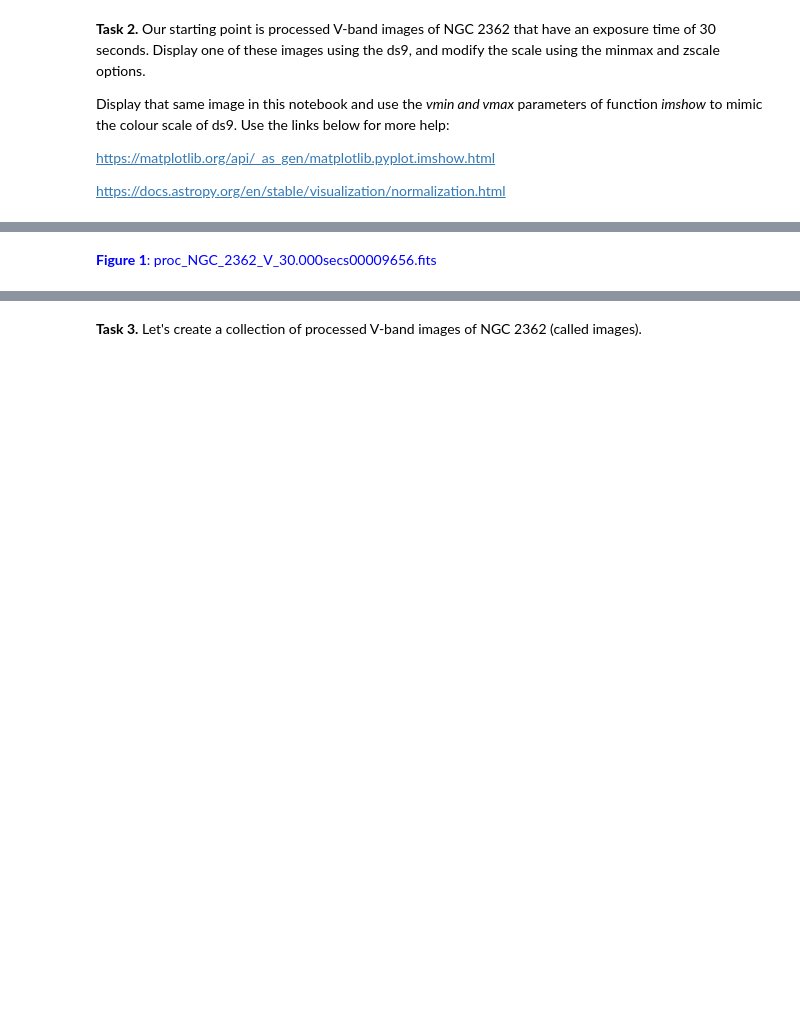
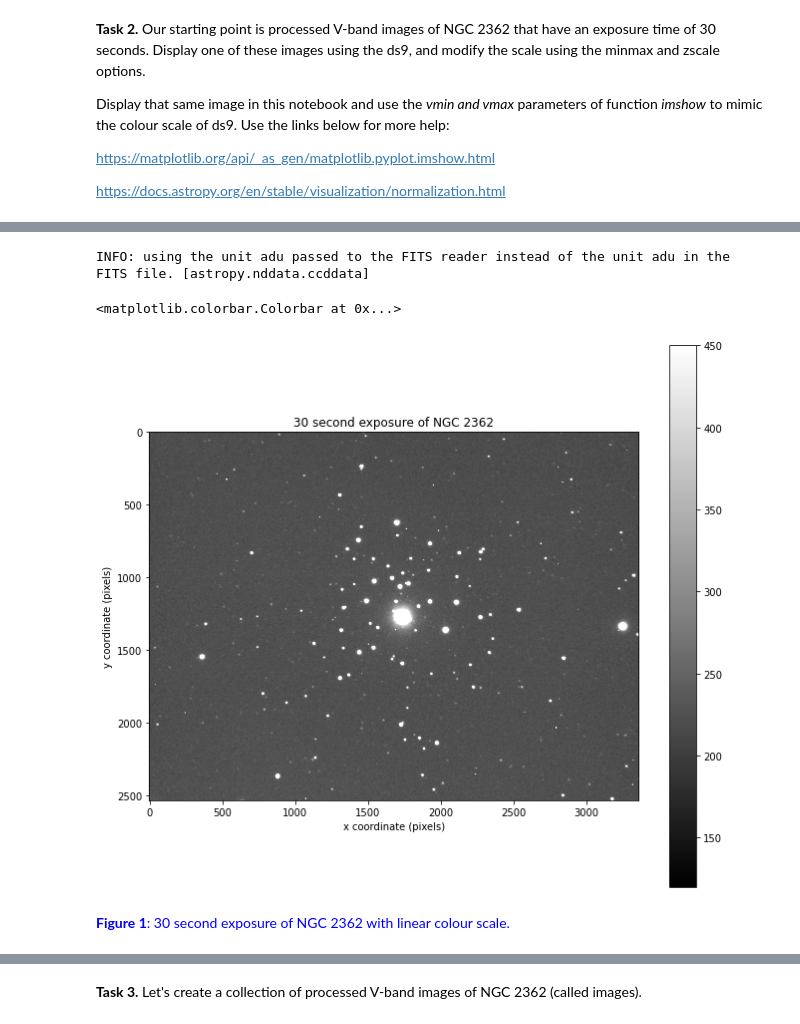
Before and after one commit to cedliang/ASP3231, a Jupyter notebook: Lab_3/ASP3231_Laboratory_3_Shift_Scale_Combine.ipynb, the cells around one changed output, grey strips where cells are left out. Cells and saved outputs as stored; diff of their text form; code cells hidden in the pictures; blank space fills up the shorter version.

```diff
--- a/Lab_3/ASP3231_Laboratory_3_Shift_Scale_Combine.ipynb
+++ b/Lab_3/ASP3231_Laboratory_3_Shift_Scale_Combine.ipynb
@@ -95,0 +111,9 @@ https://docs.astropy.org/en/stable/visualization/normalization.html
+# %%
+image_00009656 = CCDData.read("proc_NGC_2362_V_30.000secs00009656.fits", unit="adu")
+fig, ax = plt.subplots(figsize = (11,10))
+plt.imshow(image_00009656, cmap='gray', vmin=1.2*100, vmax=4.5*100)
+plt.xlabel('x coordinate (pixels)')
+plt.ylabel('y coordinate (pixels)')
+plt.title('30 second exposure of NGC 2362')
+plt.colorbar()
+# %% [output]
@@ -96,2 +123,5 @@ https://docs.astropy.org/en/stable/visualization/normalization.html
+INFO: using the unit adu passed to the FITS reader instead of the unit adu in the FITS file. [astropy.nddata.ccddata]
+<matplotlib.colorbar.Colorbar at 0x...>
+[figure, added]
 # %% [markdown]
-<font color='Blue'> **Figure 1**: proc_NGC_2362_V_30.000secs00009656.fits
+<font color='Blue'> **Figure 1**: 30 second exposure of NGC 2362 with linear colour scale.
```
Also changed, not shown: parts of 46 cells of this notebook, 1 other file.
